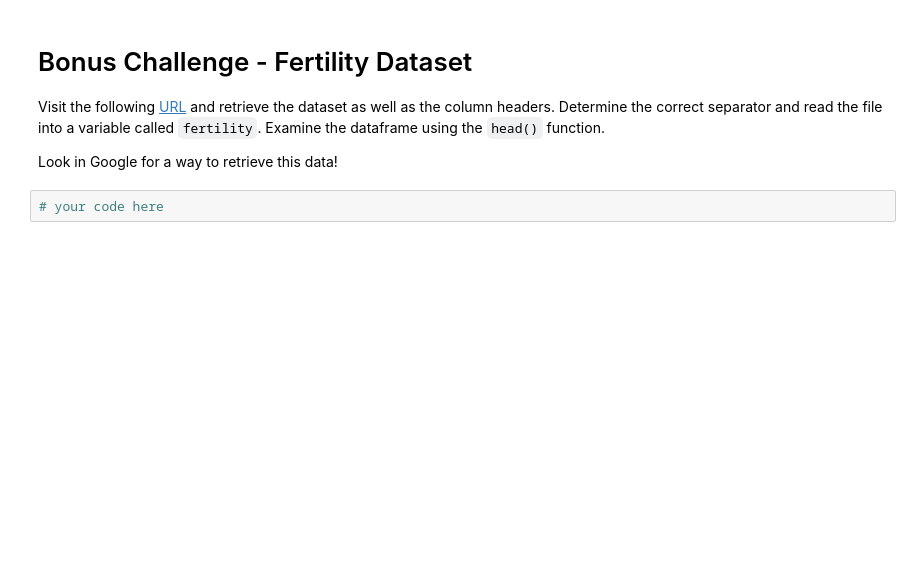
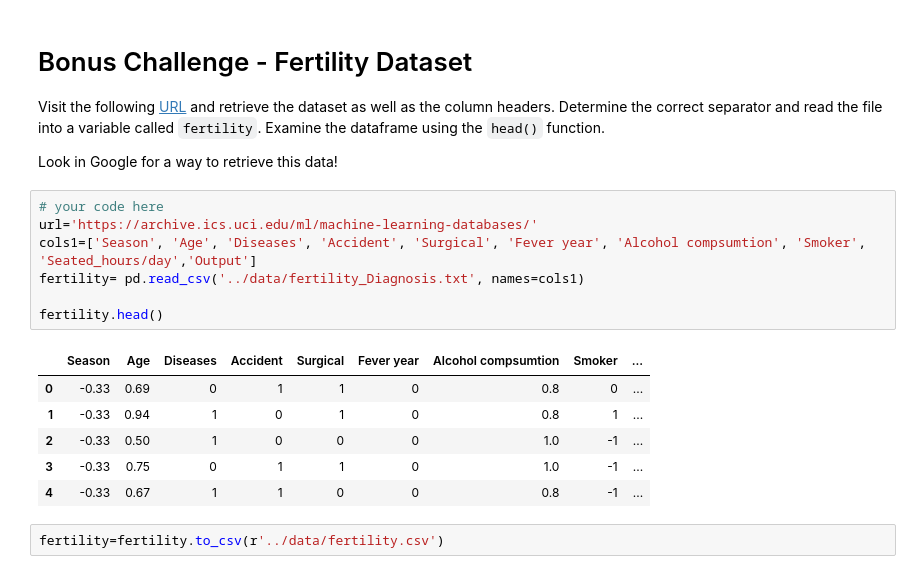
Before and after one commit to DiegoMerello/dataptmad1121_labs, a Jupyter notebook: module-1/importing-exporting-data/your-code/main.ipynb, the cells around one changed output. Saved outputs shown, nothing was run; the diff lists cells and outputs as text; blank space fills up the shorter version.

```diff
--- a/module-1/importing-exporting-data/your-code/main.ipynb
+++ b/module-1/importing-exporting-data/your-code/main.ipynb
@@ -137,5 +180,19 @@ Due to all the commas present in the cells of this file, let's save it as a tab
 Visit the following [URL](https://archive.ics.uci.edu/ml/datasets/Fertility) and retrieve the dataset as well as the column headers. Determine the correct separator and read the file into a variable called `fertility`. Examine the dataframe using the `head()` function.
 
 Look in Google for a way to retrieve this data!
-# %%
-# your code here
+# %%
+# your code here
+url='https://archive.ics.uci.edu/ml/machine-learning-databases/'
+cols1=['Season', 'Age', 'Diseases', 'Accident', 'Surgical', 'Fever year', 'Alcohol compsumtion', 'Smoker', 'Seated_hours/day','Output']
+fertility= pd.read_csv('../data/fertility_Diagnosis.txt', names=cols1)
+
+fertility.head()
+# %% [output]
+|  | Season | Age | Diseases | Accident | Surgical | Fever year | Alcohol compsumtion | Smoker | ... |
+| 0 | -0.33 | 0.69 | 0 | 1 | 1 | 0 | 0.8 | 0 | ... |
+| 1 | -0.33 | 0.94 | 1 | 0 | 1 | 0 | 0.8 | 1 | ... |
+| 2 | -0.33 | 0.50 | 1 | 0 | 0 | 0 | 1.0 | -1 | ... |
+| 3 | -0.33 | 0.75 | 0 | 1 | 1 | 0 | 1.0 | -1 | ... |
+| 4 | -0.33 | 0.67 | 1 | 1 | 0 | 0 | 0.8 | -1 | ... |
+# %%
+fertility=fertility.to_csv(r'../data/fertility.csv')
```
Also changed, not shown: parts of 5 cells of this notebook, 3 other files.
